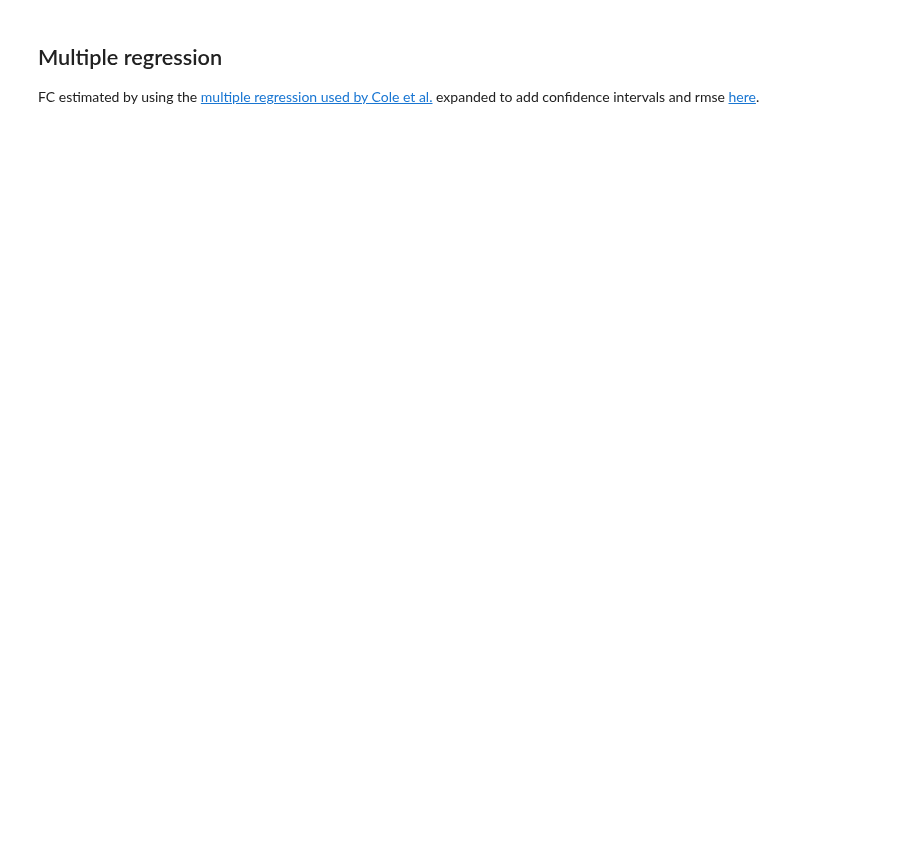
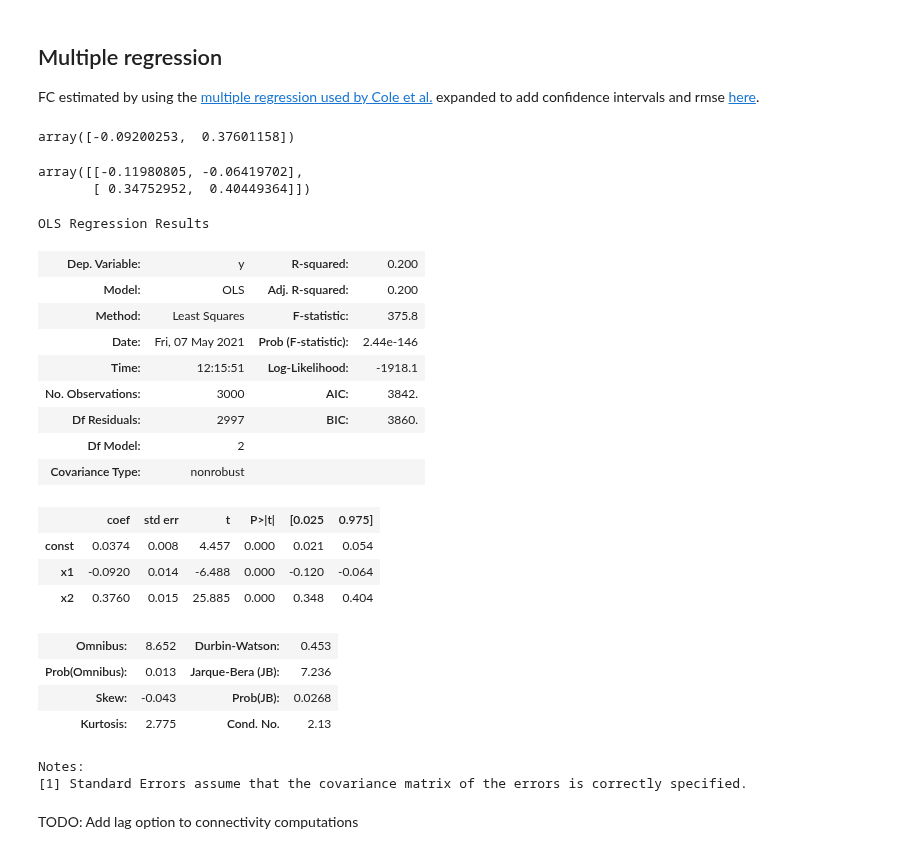
Before and after one commit to zenkavi/NeuralMassModels, a Jupyter notebook: notebooks/simulations/NB0_True_vs_functional_connectivity.ipynb, the cells around one changed output. Drawn from its saved outputs; the diff is of its cells as text; code cells hidden in the pictures; blank space fills up the shorter version.

```diff
--- a/notebooks/simulations/NB0_True_vs_functional_connectivity.ipynb
+++ b/notebooks/simulations/NB0_True_vs_functional_connectivity.ipynb
@@ -94,3 +94,22 @@ mreg_fcs_rmse = np.ndarray(len(timeseries), dtype=object)
 
 for i, cur_data in enumerate(rest_data):
     mreg_fcs[i], mreg_fcs_lb[i], mreg_fcs_ub[i], mreg_fcs_rmse[i] = multregconn(cur_data)
+# %%
+activity_matrix = rest_data[1]
+nnodes = activity_matrix.shape[0]
+# %%
+
+connectivity_mat = np.zeros((nnodes,nnodes))
+targetnode = 1
+othernodes = list(range(nnodes))
+othernodes.remove(targetnode) # Remove target node from 'other nodes'
+X = activity_matrix[othernodes,:].T
+y = activity_matrix[targetnode,:]
+#Note: LinearRegression fits intercept by default (intercept beta not included in coef_ output)
+if len(othernodes)>0:
+    reg = LinearRegression().fit(X, y)
+    connectivity_mat[targetnode,othernodes]=reg.coef_
+# %%
+reg.coef_
+# %% [output]
+array([-0.09200253,  0.37601158])
@@ -96,0 +118,37 @@ for i, cur_data in enumerate(rest_data):
+# %%
+X = sm.add_constant(X)
+
+# Fit and summarize OLS model
+mod = sm.OLS(y, X)
+
+res = mod.fit()
+# %%
+res.conf_int()[1:] #excluding CI for intercept
+# %% [output]
+array([[-0.11980805, -0.06419702],
+       [ 0.34752952,  0.40449364]])
+# %%
+res.summary()
+# %% [output]
+OLS Regression Results
+| Dep. Variable: | y | R-squared: | 0.200 |
+| Model: | OLS | Adj. R-squared: | 0.200 |
+| Method: | Least Squares | F-statistic: | 375.8 |
+| Date: | Fri, 07 May 2021 | Prob (F-statistic): | 2.44e-146 |
+| Time: | 12:15:51 | Log-Likelihood: | -1918.1 |
+| No. Observations: | 3000 | AIC: | 3842. |
+| Df Residuals: | 2997 | BIC: | 3860. |
+| Df Model: | 2 |  |  |
+| Covariance Type: | nonrobust |  |  |
+|  | coef | std err | t | P>|t| | [0.025 | 0.975] |
+| const | 0.0374 | 0.008 | 4.457 | 0.000 | 0.021 | 0.054 |
+| x1 | -0.0920 | 0.014 | -6.488 | 0.000 | -0.120 | -0.064 |
+| x2 | 0.3760 | 0.015 | 25.885 | 0.000 | 0.348 | 0.404 |
+| Omnibus: | 8.652 | Durbin-Watson: | 0.453 |
+| Prob(Omnibus): | 0.013 | Jarque-Bera (JB): | 7.236 |
+| Skew: | -0.043 | Prob(JB): | 0.0268 |
+| Kurtosis: | 2.775 | Cond. No. | 2.13 |
+Notes:
+[1] Standard Errors assume that the covariance matrix of the errors is correctly specified.
+# %% [markdown]
+TODO: Add lag option to connectivity computations
```
Also changed, not shown: parts of 2 cells of this notebook, 1 other file.
